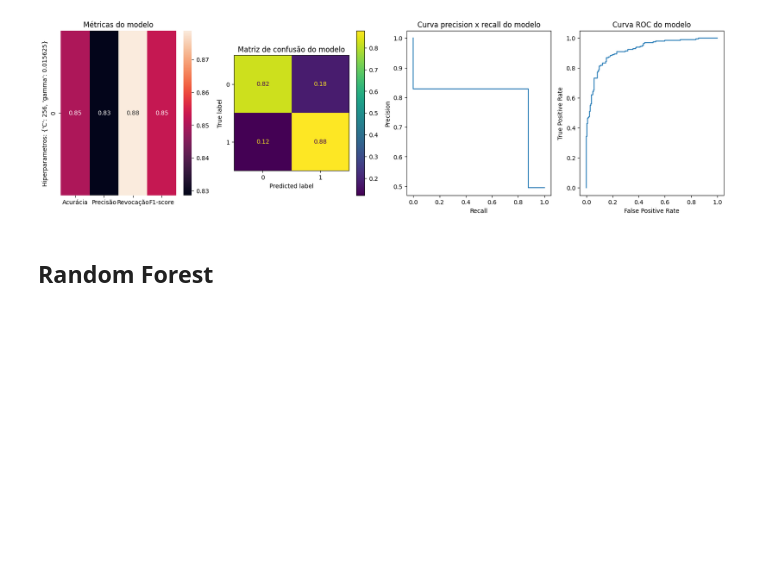
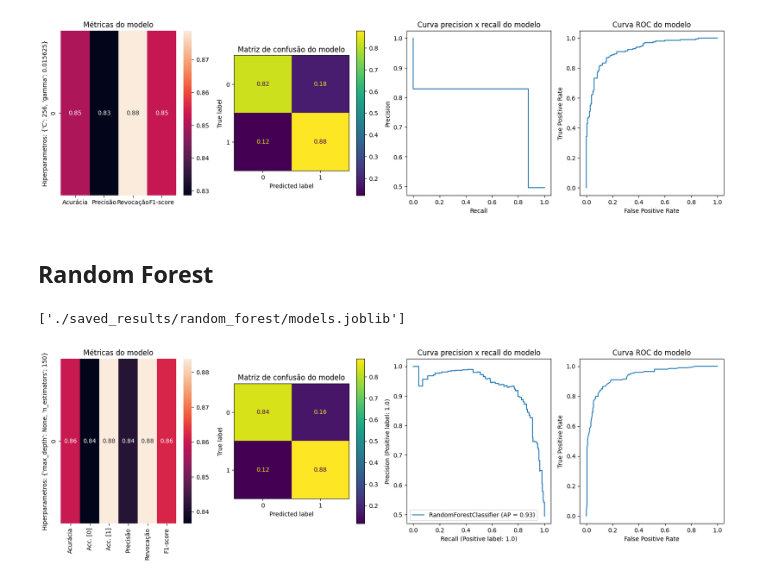
Before and after one commit to rabdiego/aprendizagem, a Jupyter notebook: trabalhos/trabalho5/main.ipynb, the cells around one changed output. Cells and saved outputs as stored; diff of their text form; code cells hidden in the pictures; blank space fills up the shorter version.

```diff
--- a/trabalhos/trabalho5/main.ipynb
+++ b/trabalhos/trabalho5/main.ipynb
@@ -117,7 +117,7 @@ from joblib import dump
 
 metrics = np.zeros((1, 6))
 
-models = [None for i in range(3)]
+models = [None for i in range(4)]
 
 train_attributes, test_attributes, train_targets, test_targets = train_test_split(attributes, targets, test_size=0.2, shuffle=True, random_state=0)
 
@@ -148,25 +148,28 @@ models[1] = precision_recall_curve(test_targets ,prediction)
 models[2] = roc_curve(test_targets, prediction_proba[:, 1])
 dump(metrics, f'./saved_results/random_forest/metrics.joblib')
 dump(models, f'./saved_results/random_forest/models.joblib')
+# %% [output]
+['./saved_results/random_forest/models.joblib']
 # %%
 from sklearn.metrics import ConfusionMatrixDisplay, PrecisionRecallDisplay, RocCurveDisplay, auc
 
 fig, ax = plt.subplots(1, 4, figsize=(20, 5))
 
 cmdisplay = ConfusionMatrixDisplay(models[0])
-prdisplay = PrecisionRecallDisplay(precision=models[1][0], recall=models[1][1])
-rocdisplay = RocCurveDisplay(fpr=models[2][0], tpr=models[2][1], auc=auc(models[2][0], models[2][1]))
+prdisplay = PrecisionRecallDisplay.from_estimator(model, test_attributes, test_targets, ax=ax[2])
+rocdisplay = RocCurveDisplay(fpr=models[2][0], tpr=models[2][1])
 
 xlabels = ['Acurácia', 'Acc. [0]', 'Acc. [1]', 'Precisão', 'Revocação', 'F1-score']
 sns.heatmap([metrics], annot=True, xticklabels=xlabels, ax=ax[0])
 cmdisplay.plot(ax=ax[1])
-prdisplay.plot(ax=ax[2])
 rocdisplay.plot(ax=ax[3])
 
 ax[0].set_title('Métricas do modelo')
 ax[1].set_title('Matriz de confusão do modelo')
 ax[2].set_title('Curva precision x recall do modelo')
 ax[3].set_title('Curva ROC do modelo')
 ax[0].set_ylabel(f'Hiperparametros: {models[3]}')
 
 fig.show()
+# %% [output]
+[figure, added]
```
Also changed, not shown: 2 other files.
